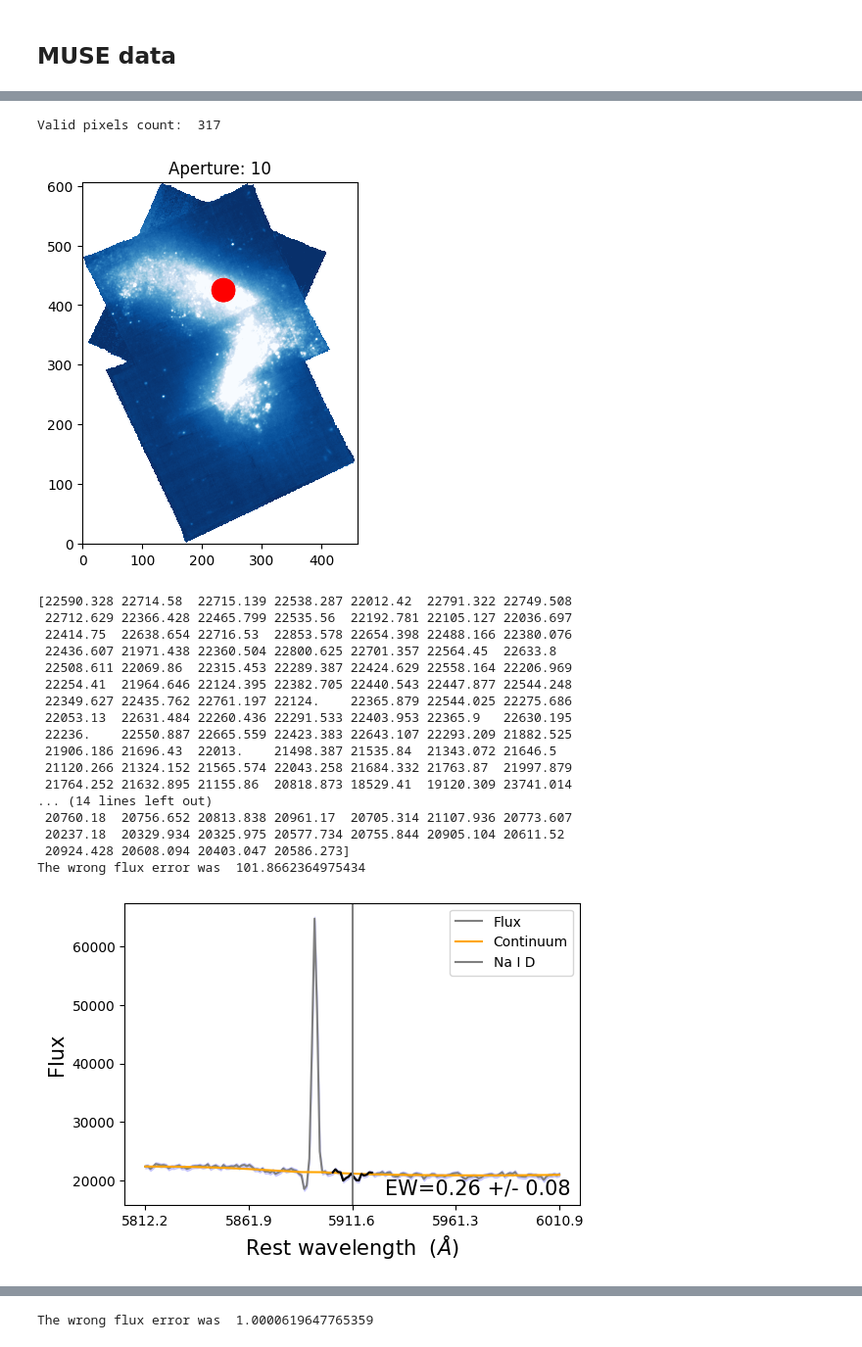
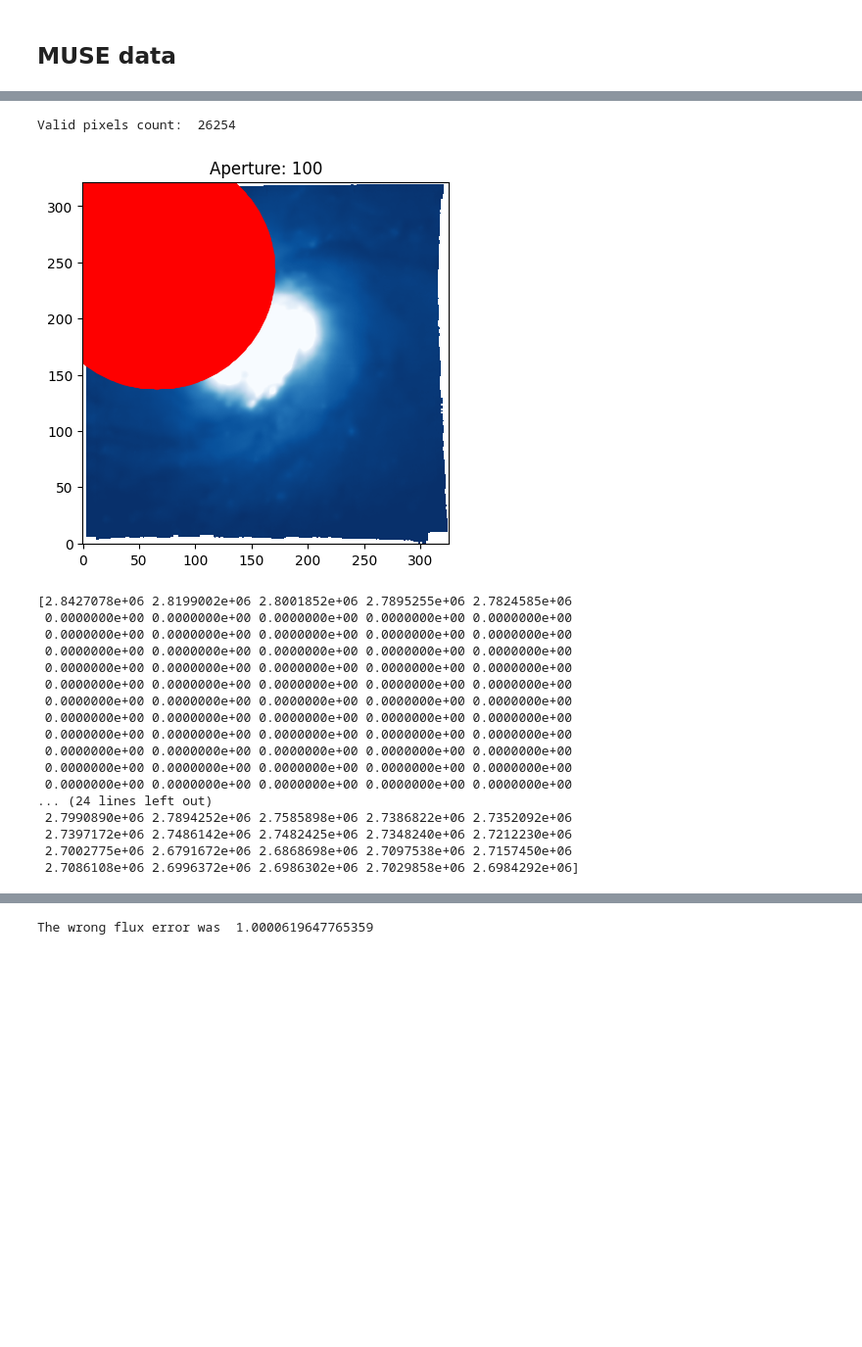
Before and after one commit to rita-png/extinction-ifs, a Jupyter notebook: SNe-host-comparison/poster-CC-sanpedro.ipynb, the cells around one changed output, grey strips where cells are left out. Shown at 98% size. Cells and saved outputs as stored; diff of their text form; code cells hidden in the pictures; blank space fills up the shorter version.

```diff
--- a/SNe-host-comparison/poster-CC-sanpedro.ipynb
+++ b/SNe-host-comparison/poster-CC-sanpedro.ipynb
@@ -13,19 +13,20 @@ importlib.reload(functions)
 from functions import *
 from astropy.io import fits
 # %%
-file_path = '../../DATA/SN2011jm/'
-# '../../DATA/SN2019ehk/'
+file_path = '../../DATA/SN2019ehk/'#'../../DATA/SN2011jm/'
+#
 
 na_rest=(5890+5896)/2
 K_I = 7699
 DIB_I = 8621
 DIB_II = 8648
+DIB_III=5780
 central_wavelength = na_rest
 
 index=findWavelengths(wave, central_wavelength)[1]
 
-z=0.003197
-#z=0.00525
+#z=0.003197
+z=0.00525
 # %%
 from astropy.time import Time
 
@@ -249,7 +243,7 @@ SNR of the line is  14.03469164753357
 # %% [markdown]
 ## MUSE data
 # %%
-data = fits.open(file_path+"SN2011jm.fits")#"SN2019ehk.fits")
+data = fits.open(file_path+"SN2019ehk.fits")#SN2011jm.fits"
 cube = data[1].data   # this is the cube, a (3681 x 341 x 604) matrix with fluxes at different 3681 wavelengths and 308 x 318 spatial pixels ("spaxels")
 
 header = data[1].header # this has information on the data cube
@@ -301,8 +293,8 @@ from astropy.io import fits
 wcs_2d = wcs.celestial
 # %%
 
-ra_sn = 193.713#185.733958
-dec_sn = 2.65414#15.826119
+ra_sn = 185.733958#193.713
+dec_sn = 15.826119#2.65414
 
 # origin=0 -> numpy/python convention (0-indexed pixels)
 x, y = wcs_2d.all_world2pix(ra_sn, dec_sn, 0)
@@ -325,37 +317,36 @@ plt.scatter(x,y,marker='x',color='black',s=200)
 # %%
-ap=10
+ap=100
 spec_ap,pixels=circular_aperture_sum(cube[index-100:index+100,:,:],x,y, radius=ap)
 
 lo,up = np.nanpercentile(stacked_cube,5),np.nanpercentile(stacked_cube,95)
 plt.imshow(stacked_cube, cmap='Blues_r', origin='lower',clim=(lo,up))
 
 
 #plot aperture region
 x_ap,y_ap = zip(*pixels)
 plt.scatter(x_ap,y_ap, facecolors='none', edgecolors='red', s=60, linewidths=1.5, alpha=0.8)
 plt.title(f"Aperture: {ap}")
 plt.show()
 
 print(spec_ap)
 out=EW_voronoi_bins(np.asarray([spec_ap]),wave[index-100:index+100],central_wavelength*(1+z),v=500,KS=100,plots=True)
 # %% [output]
-Valid pixels count:  317
+Valid pixels count:  26254
-[figure, old version]
+[figure, new version]
-[22590.328 22714.58  22715.139 22538.287 22012.42  22791.322 22749.508
- 22712.629 22366.428 22465.799 22535.56  22192.781 22105.127 22036.697
- 22414.75  22638.654 22716.53  22853.578 22654.398 22488.166 22380.076
- 22436.607 21971.438 22360.504 22800.625 22701.357 22564.45  22633.8
- 22508.611 22069.86  22315.453 22289.387 22424.629 22558.164 22206.969
- 22254.41  21964.646 22124.395 22382.705 22440.543 22447.877 22544.248
- 22349.627 22435.762 22761.197 22124.    22365.879 22544.025 22275.686
- 22053.13  22631.484 22260.436 22291.533 22403.953 22365.9   22630.195
- 22236.    22550.887 22665.559 22423.383 22643.107 22293.209 21882.525
- 21906.186 21696.43  22013.    21498.387 21535.84  21343.072 21646.5
- 21120.266 21324.152 21565.574 22043.258 21684.332 21763.87  21997.879
- 21764.252 21632.895 21155.86  20818.873 18529.41  19120.309 23741.014
-... (14 lines left out)
- 20760.18  20756.652 20813.838 20961.17  20705.314 21107.936 20773.607
- 20237.18  20329.934 20325.975 20577.734 20755.844 20905.104 20611.52
- 20924.428 20608.094 20403.047 20586.273]
-The wrong flux error was  101.8662364975434
+[2.8427078e+06 2.8199002e+06 2.8001852e+06 2.7895255e+06 2.7824585e+06
+ 0.0000000e+00 0.0000000e+00 0.0000000e+00 0.0000000e+00 0.0000000e+00
+ 0.0000000e+00 0.0000000e+00 0.0000000e+00 0.0000000e+00 0.0000000e+00
+ 0.0000000e+00 0.0000000e+00 0.0000000e+00 0.0000000e+00 0.0000000e+00
+ 0.0000000e+00 0.0000000e+00 0.0000000e+00 0.0000000e+00 0.0000000e+00
+ 0.0000000e+00 0.0000000e+00 0.0000000e+00 0.0000000e+00 0.0000000e+00
+ 0.0000000e+00 0.0000000e+00 0.0000000e+00 0.0000000e+00 0.0000000e+00
+ 0.0000000e+00 0.0000000e+00 0.0000000e+00 0.0000000e+00 0.0000000e+00
+ 0.0000000e+00 0.0000000e+00 0.0000000e+00 0.0000000e+00 0.0000000e+00
+ 0.0000000e+00 0.0000000e+00 0.0000000e+00 0.0000000e+00 0.0000000e+00
+ 0.0000000e+00 0.0000000e+00 0.0000000e+00 0.0000000e+00 0.0000000e+00
+ 0.0000000e+00 0.0000000e+00 0.0000000e+00 0.0000000e+00 0.0000000e+00
+... (24 lines left out)
+ 2.7990890e+06 2.7894252e+06 2.7585898e+06 2.7386822e+06 2.7352092e+06
+ 2.7397172e+06 2.7486142e+06 2.7482425e+06 2.7348240e+06 2.7212230e+06
+ 2.7002775e+06 2.6791672e+06 2.6868698e+06 2.7097538e+06 2.7157450e+06
+ 2.7086108e+06 2.6996372e+06 2.6986302e+06 2.7029858e+06 2.6984292e+06]
-[figure, removed]
```
Also changed, not shown: parts of 9 cells of this notebook, 9 other files.
